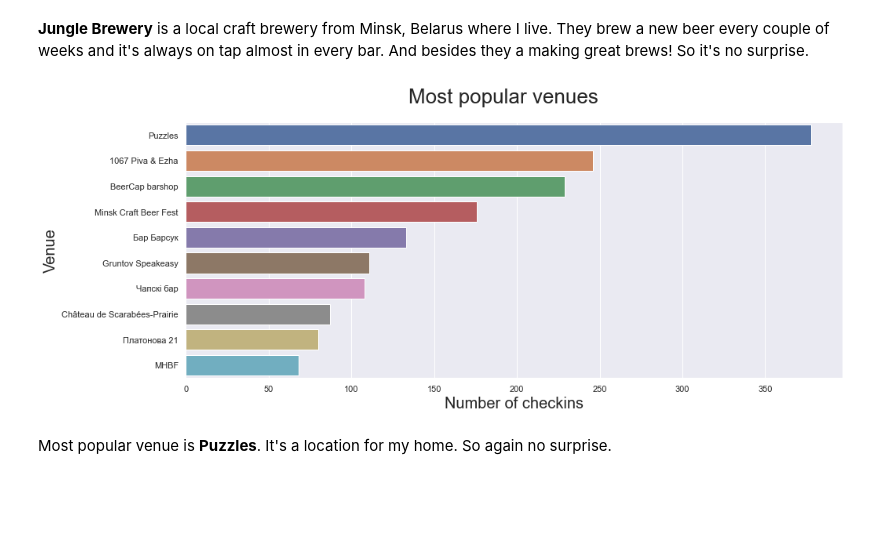
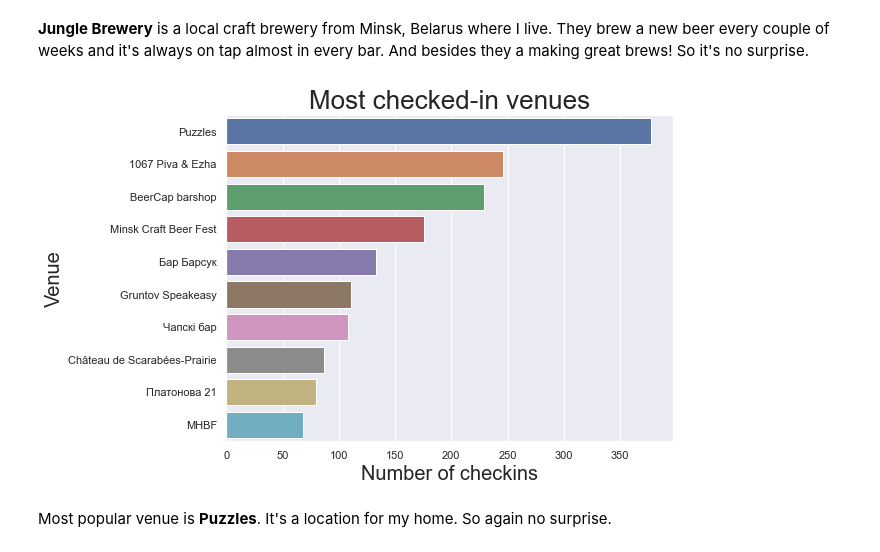
Before and after one commit to gruntoff/untappd-checkins, a Jupyter notebook: Untappd check-ins analisys.ipynb, the cells around one changed output. Saved outputs shown, nothing was run; the diff lists cells and outputs as text; code cells hidden in the pictures; blank space fills up the shorter version.

```diff
--- a/Untappd check-ins analisys.ipynb
+++ b/Untappd check-ins analisys.ipynb
@@ -373,9 +373,7 @@ Now I want to find out what are the most popular beers, breweries, etc.
 # %%
 # function for horizontal countplot
-def hcountplot(data, y, xlabel, ylabel, suptitle, order=None):
-    plt.figure(figsize=(15,6))
+def hcountplot(data, y, xlabel, ylabel, title, order=None):
     figure = sns.countplot(y=y, data=data, order=order)
     plt.ylabel(ylabel, fontsize=20)
     plt.xlabel(xlabel, fontsize=20)
-    plt.suptitle(suptitle, fontsize=26)
-    plt.show()
+    plt.title(title, fontsize=26)
@@ -392,10 +394,11 @@ hcountplot(df, 'brewery_name', 'Number of checkins', 'Brewery',
 # %% [markdown]
 **Jungle Brewery** is a local craft brewery from Minsk, Belarus where I live. They brew a new beer every couple of weeks and it's always on tap almost in every bar. And besides they a making great brews! So it's no surprise.
 # %%
+plt.figure(figsize=(8,6))
 hcountplot(df, 'venue_name', 'Number of checkins', 'Venue',
-           'Most popular venues', df['venue_name'].value_counts().iloc[:10].index)
+           'Most checked-in venues', df['venue_name'].value_counts().iloc[:10].index)
 # %% [output]
-[figure, old version]
+[figure, new version]
 # %% [markdown]
 Most popular venue is **Puzzles**. It's a location for my home. So again no surprise.
 # %% [markdown]
```
Also changed, not shown: parts of 19 cells of this notebook, 1 other file.
